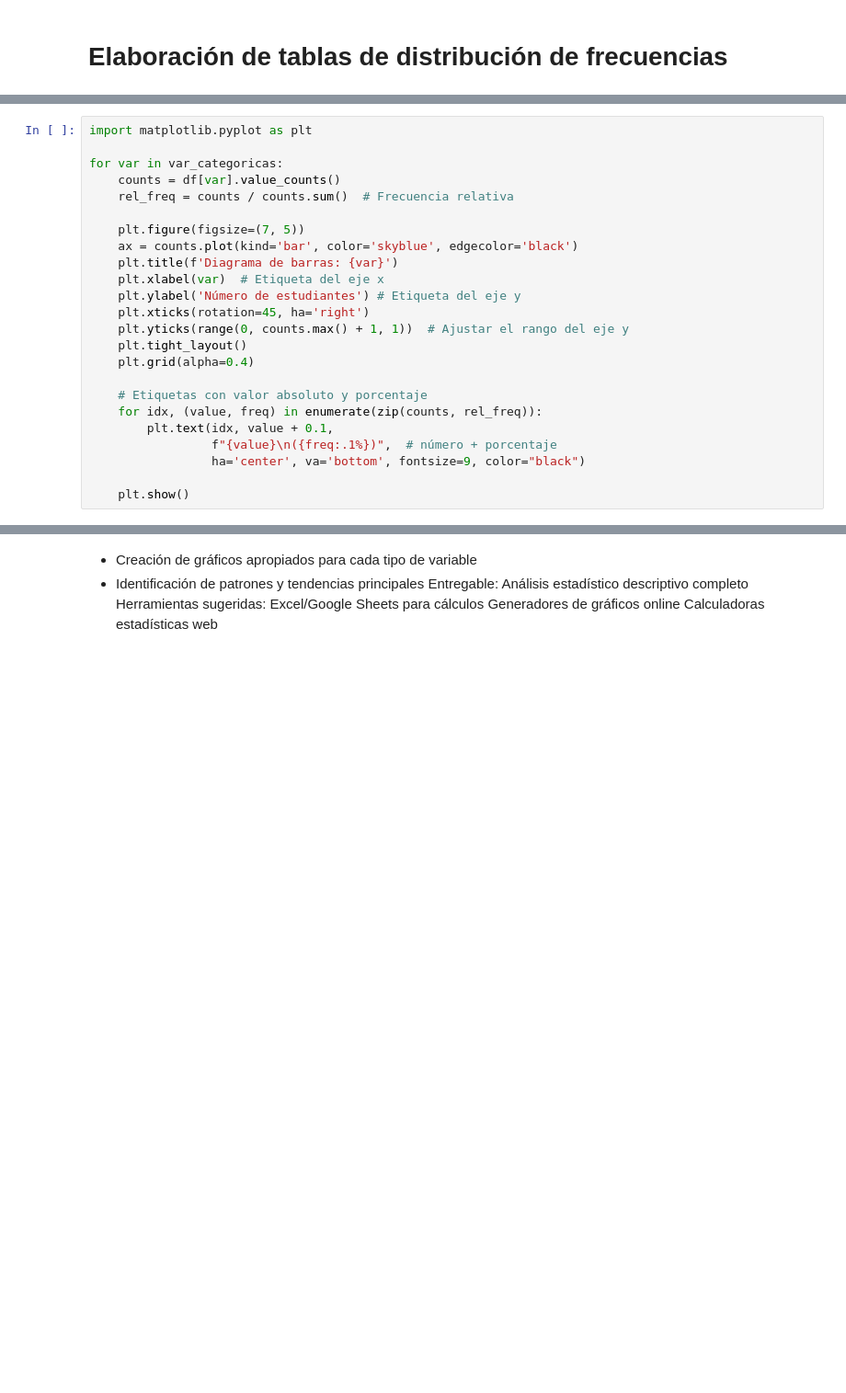
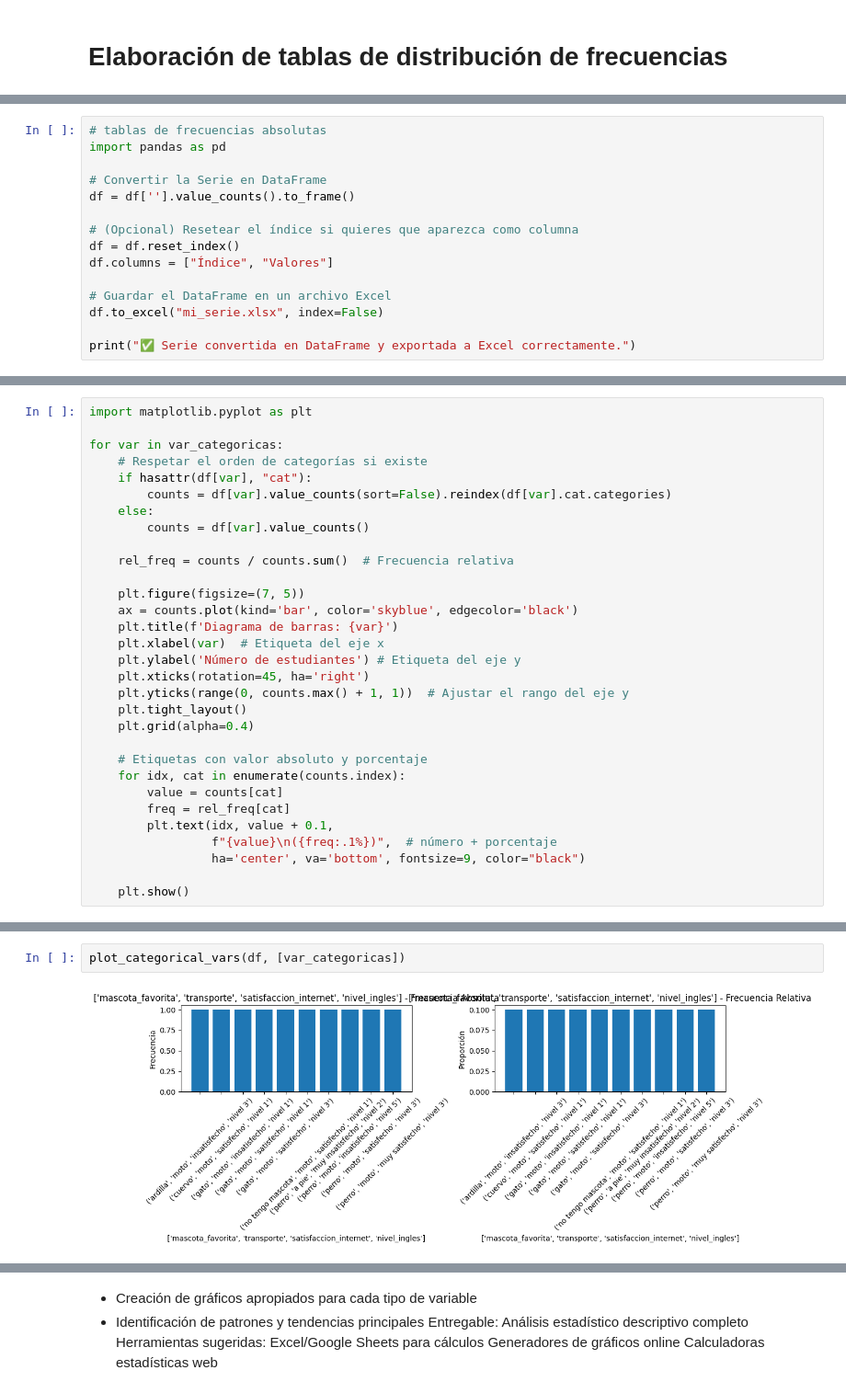
Before and after one commit to marco-canas/investigacion_en_asesoria, a Jupyter notebook: 2_secuencia_accion/2_Diseño_Proceso_IAE/Intervencion/8_r_estadistica/encuesta_1.ipynb, the cells around one changed output, grey strips where cells are left out. Shown: that part at 92% size. Cells and saved outputs as stored; diff of their text form; blank space fills up the shorter version.

```diff
--- a/2_secuencia_accion/2_Diseño_Proceso_IAE/Intervencion/8_r_estadistica/encuesta_1.ipynb
+++ b/2_secuencia_accion/2_Diseño_Proceso_IAE/Intervencion/8_r_estadistica/encuesta_1.ipynb
@@ -296,0 +551,15 @@ print("\n" + "-"*50 + "\n")
+# %%
+# tablas de frecuencias absolutas
+import pandas as pd
+
+# Convertir la Serie en DataFrame
+df = df[''].value_counts().to_frame()
+
+# (Opcional) Resetear el índice si quieres que aparezca como columna
+df = df.reset_index()
+df.columns = ["Índice", "Valores"]
+
+# Guardar el DataFrame en un archivo Excel
+df.to_excel("mi_serie.xlsx", index=False)
+
+print("✅ Serie convertida en DataFrame y exportada a Excel correctamente.")
@@ -348,7 +630,12 @@ for var in var_categoricas:
 import matplotlib.pyplot as plt
 
 for var in var_categoricas:
-    counts = df[var].value_counts()
+    # Respetar el orden de categorías si existe
+    if hasattr(df[var], "cat"):
+        counts = df[var].value_counts(sort=False).reindex(df[var].cat.categories)
+    else:
+        counts = df[var].value_counts()
+
     rel_freq = counts / counts.sum()  # Frecuencia relativa
 
     plt.figure(figsize=(7, 5))
@@ -362,7 +649,9 @@ for var in var_categoricas:
     plt.grid(alpha=0.4)
 
     # Etiquetas con valor absoluto y porcentaje
-    for idx, (value, freq) in enumerate(zip(counts, rel_freq)):
+    for idx, cat in enumerate(counts.index):
+        value = counts[cat]
+        freq = rel_freq[cat]
         plt.text(idx, value + 0.1,
                  f"{value}\n({freq:.1%})",  # número + porcentaje
                  ha='center', va='bottom', fontsize=9, color="black")
@@ -370,0 +804,4 @@ for var in var_categoricas:
+# %%
+plot_categorical_vars(df, [var_categoricas])
+# %% [output]
+[figure, added]
```
Also changed, not shown: parts of 52 cells of this notebook, 23 other files.
